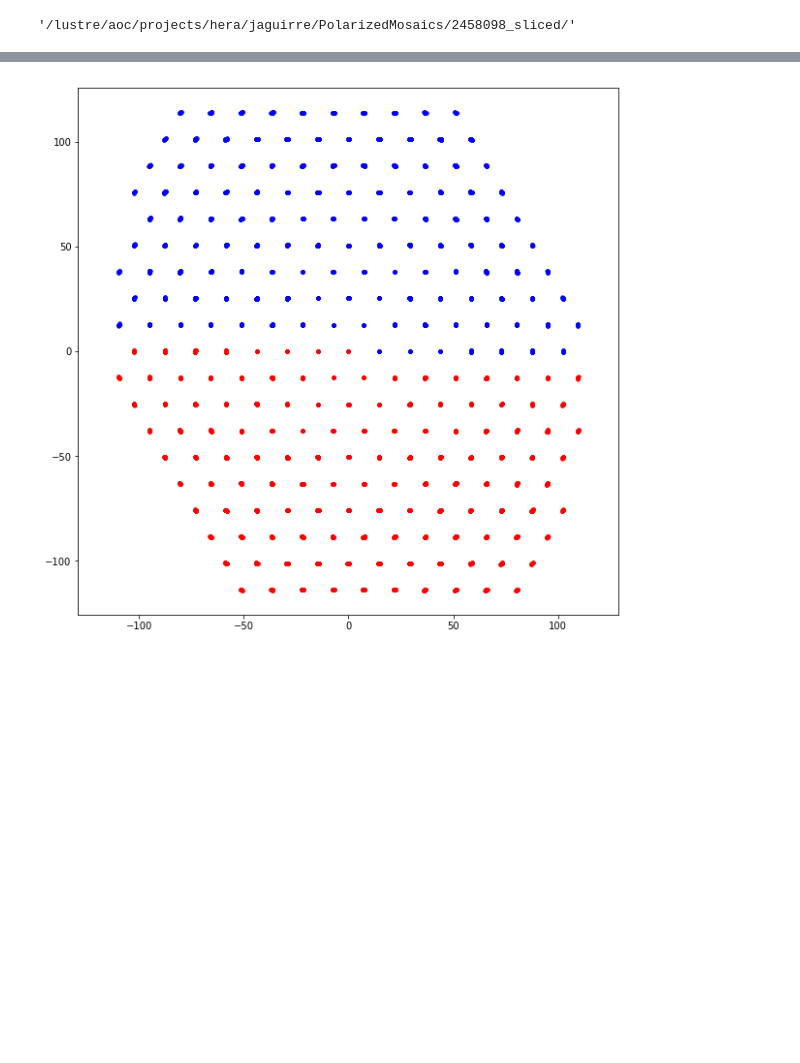
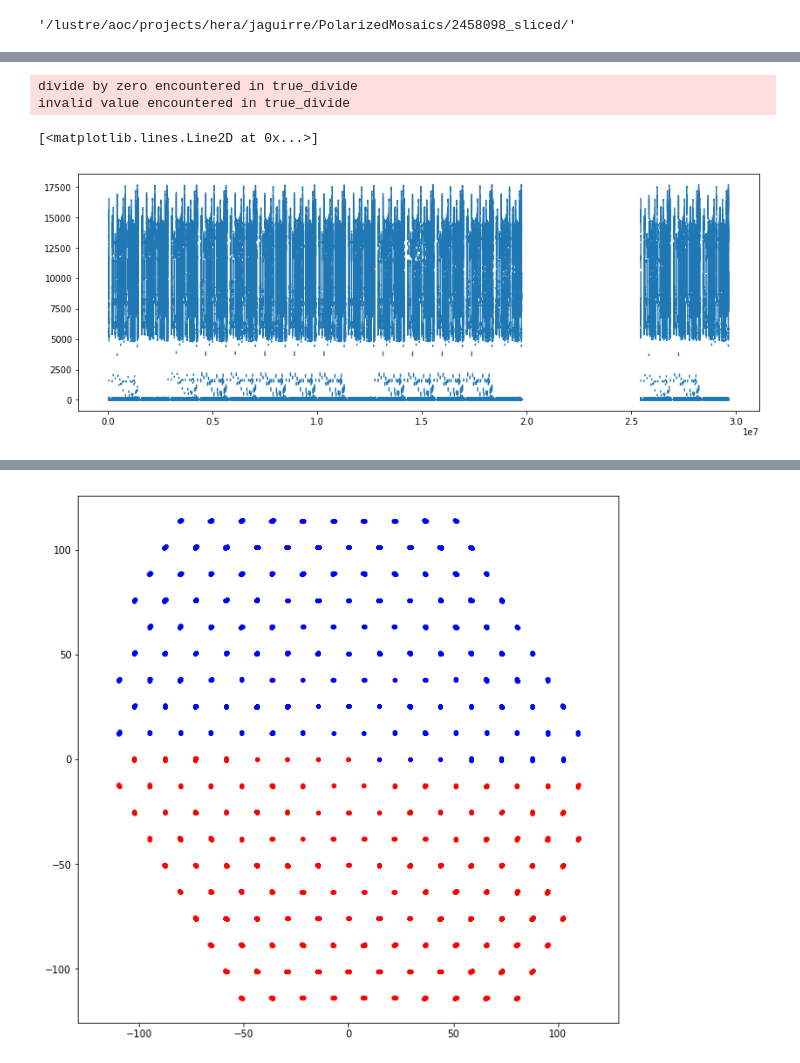
Before and after one commit to UPennEoR/plimpy, a Jupyter notebook: PolarizedMosaics/PSF.ipynb, the cells around one changed output, grey strips where cells are left out. Drawn from its saved outputs; the diff is of its cells as text; code cells hidden in the pictures; blank space fills up the shorter version.

```diff
--- a/PolarizedMosaics/PSF.ipynb
+++ b/PolarizedMosaics/PSF.ipynb
@@ -71,0 +124,2 @@ uv.data_array.shape
+# %%
+harmonized_flags = np.logical_or(uv8098.flag_array, uv8099.flag_array)
@@ -71,0 +145,9 @@ uv.data_array.shape
+# %%
+plt.figure(figsize=[14,5])
+plt.plot(np.abs( (xx8098/flags_xx).flatten()) )
+# Sigh.  Why, oh why, are they setting the flagged data to zero?
+# %% [output]
+divide by zero encountered in true_divide
+invalid value encountered in true_divide
+[<matplotlib.lines.Line2D at 0x...>]
+[figure, added]
```
Also changed, not shown: parts of 23 cells of this notebook.
